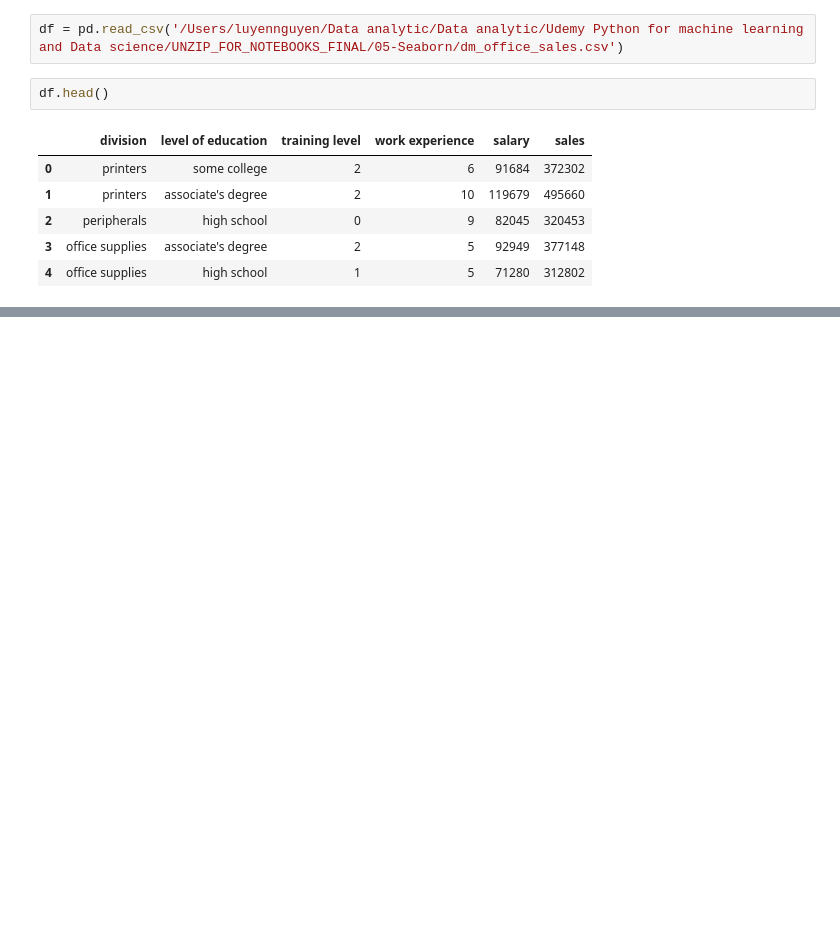
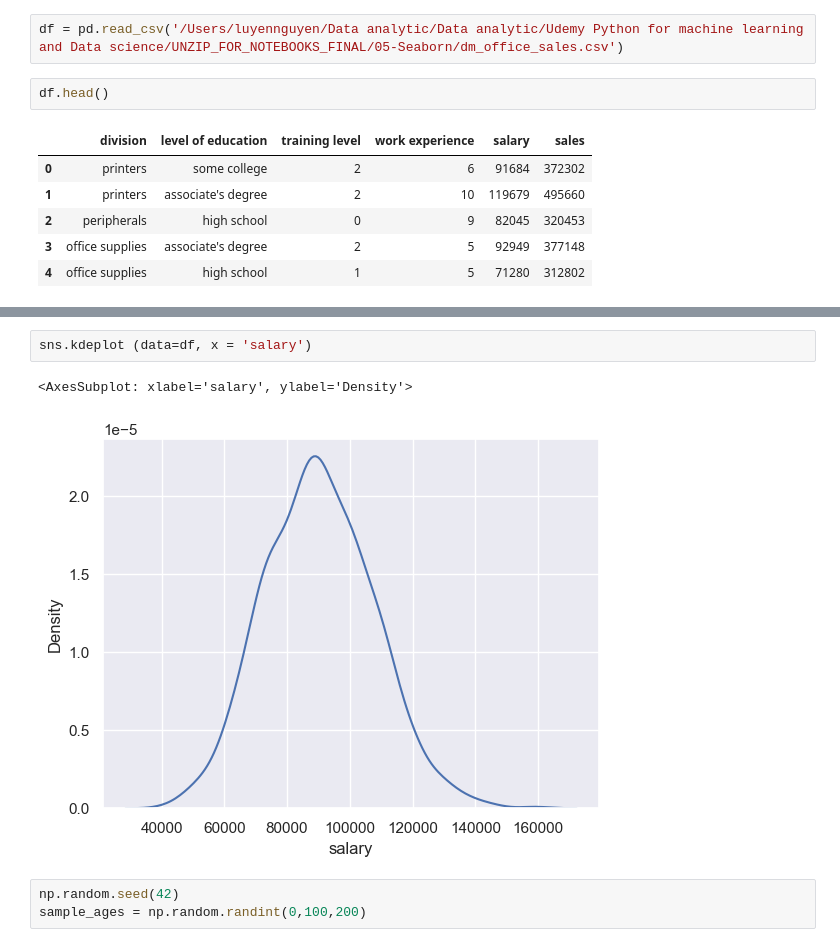
Before and after one commit to luyenquoc/Python-code-, a Jupyter notebook: Seaborn.ipynb, the cells around one changed output, grey strips where cells are left out. Cells and saved outputs as stored; diff of their text form; blank space fills up the shorter version.

```diff
--- a/Seaborn.ipynb
+++ b/Seaborn.ipynb
@@ -26,0 +44,8 @@ plt.savefig('my_plot.jpg')
+# %%
+sns.kdeplot (data=df, x = 'salary')
+# %% [output]
+<AxesSubplot: xlabel='salary', ylabel='Density'>
+[figure, added]
+# %%
+np.random.seed(42)
+sample_ages = np.random.randint(0,100,200)
```
Also changed, not shown: parts of 10 cells of this notebook, 1 other file.
